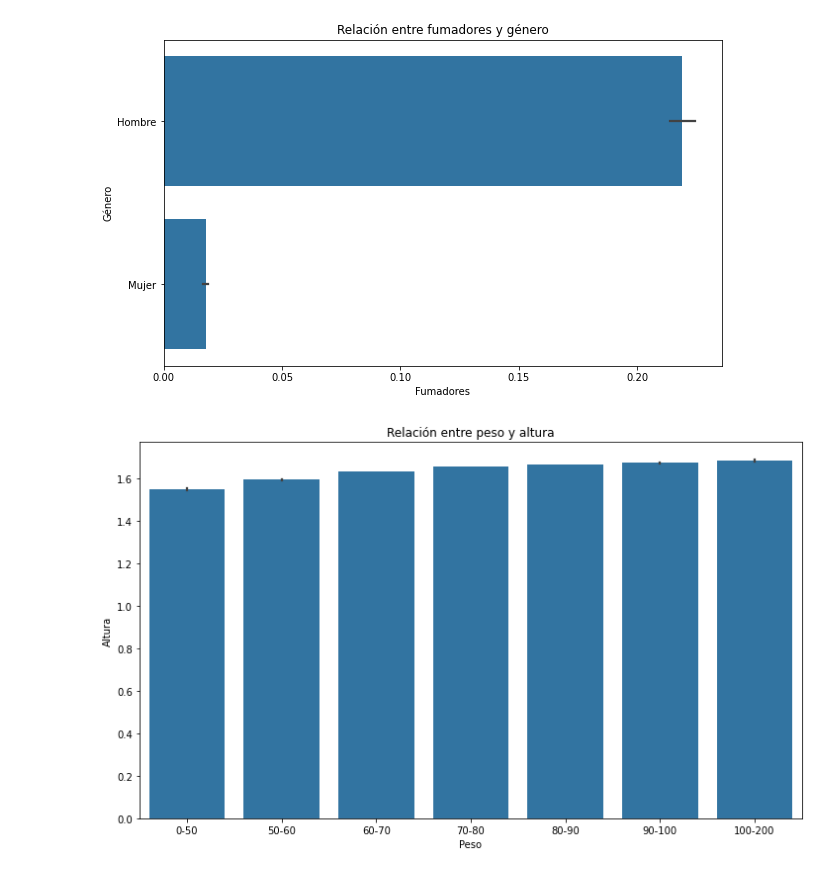
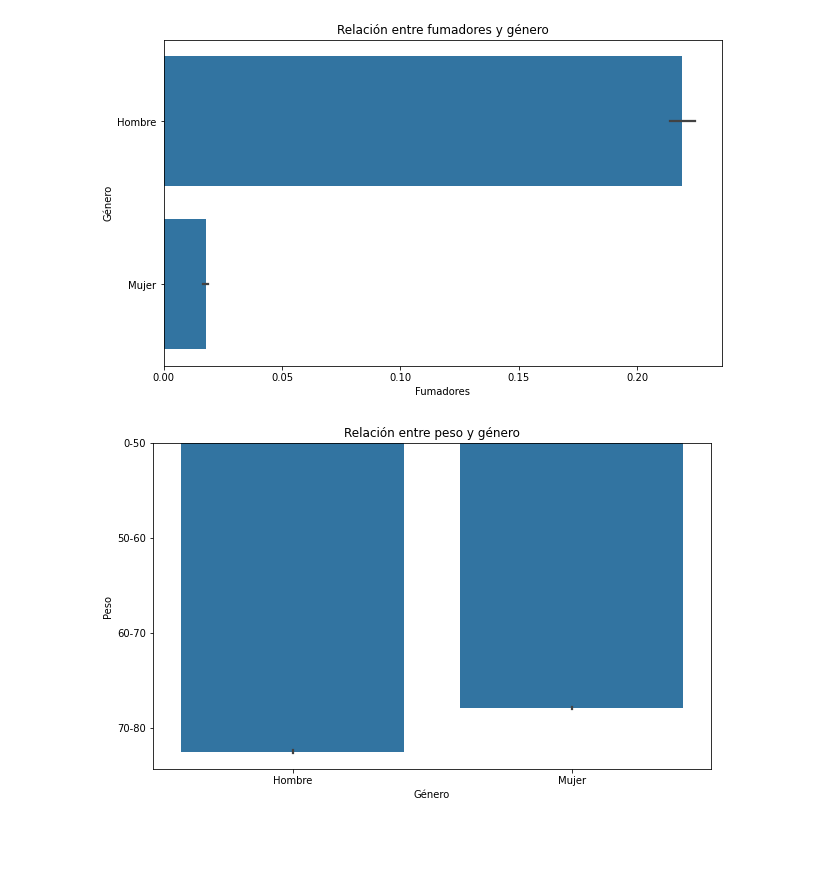
Before and after one commit to AnaLuna464/P.M3v1, a Jupyter notebook: cardio_train.ipynb, the cells around one changed output. Drawn from its saved outputs; the diff is of its cells as text; code cells hidden in the pictures; blank space fills up the shorter version.

```diff
--- a/cardio_train.ipynb
+++ b/cardio_train.ipynb
@@ -291,20 +291,13 @@ plt.ylabel('Género')
 plt.show()
 # %% [output]
 [figure]
-# %%
-# Graficar con barplot la relacion entre weight y height
-# Convertir la columna weight a numerico
-data['weight'] = pd.to_numeric(data['weight'], errors='coerce')
-
-# Agrupar el peso por rangos de 10
-data['weight'] = pd.cut(data['weight'], bins = [0, 50, 60, 70, 80, 90, 100, 200], labels = ['0-50', '50-60', '60-70', '70-80', '80-90', '90-100', '100-200'], right = False)
-
-# Graficar con barplot la relacion entre weight y height
-plt.figure(figsize=(12, 7))
-sns.barplot(x='weight', y='height', data=data)
-plt.title('Relación entre peso y altura')
-plt.xlabel('Peso')
-plt.ylabel('Altura')
-plt.show()
-# %% [output]
-[figure, removed]
+# %%
+# Graficar con barplot la relacion entre weight y gender
+plt.figure(figsize=(10, 6))
+sns.barplot(x='gender', y='weight', data=data)
+plt.title('Relación entre peso y género')
+plt.xlabel('Género')
+plt.ylabel('Peso')
+plt.show()
+# %% [output]
+[figure, added]
```
Also changed, not shown: parts of 6 cells of this notebook, 3 other files.
